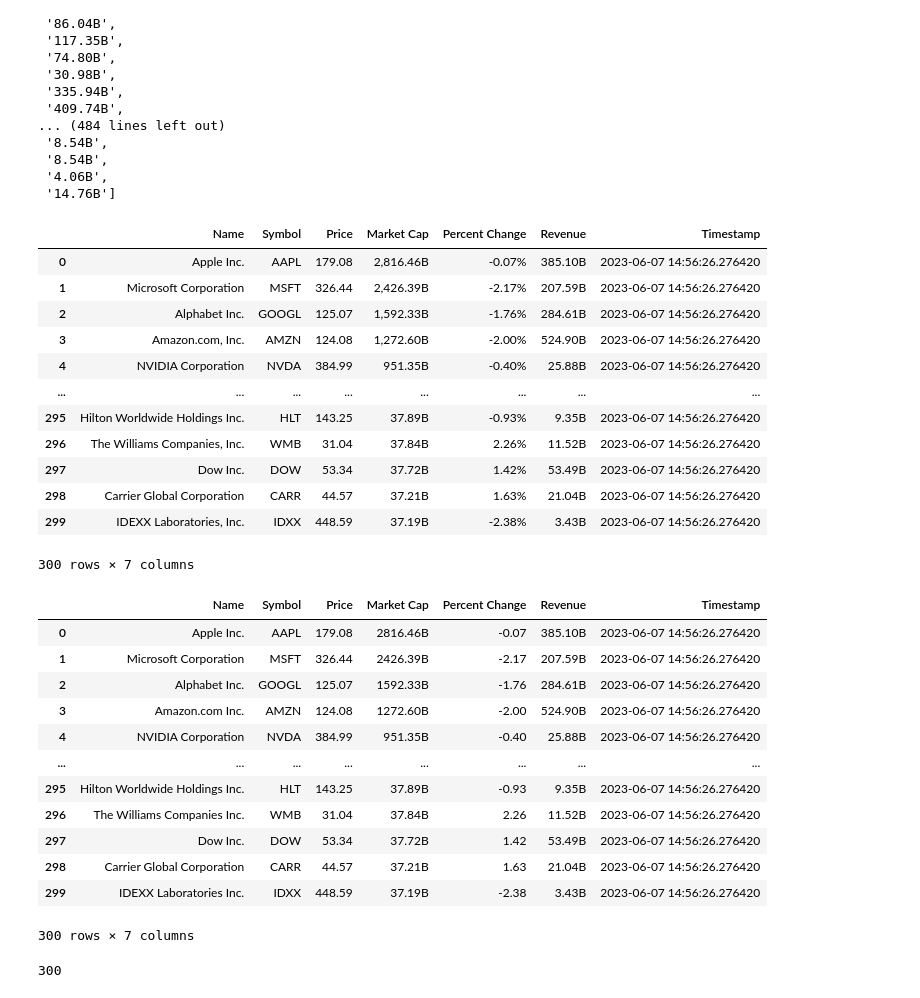
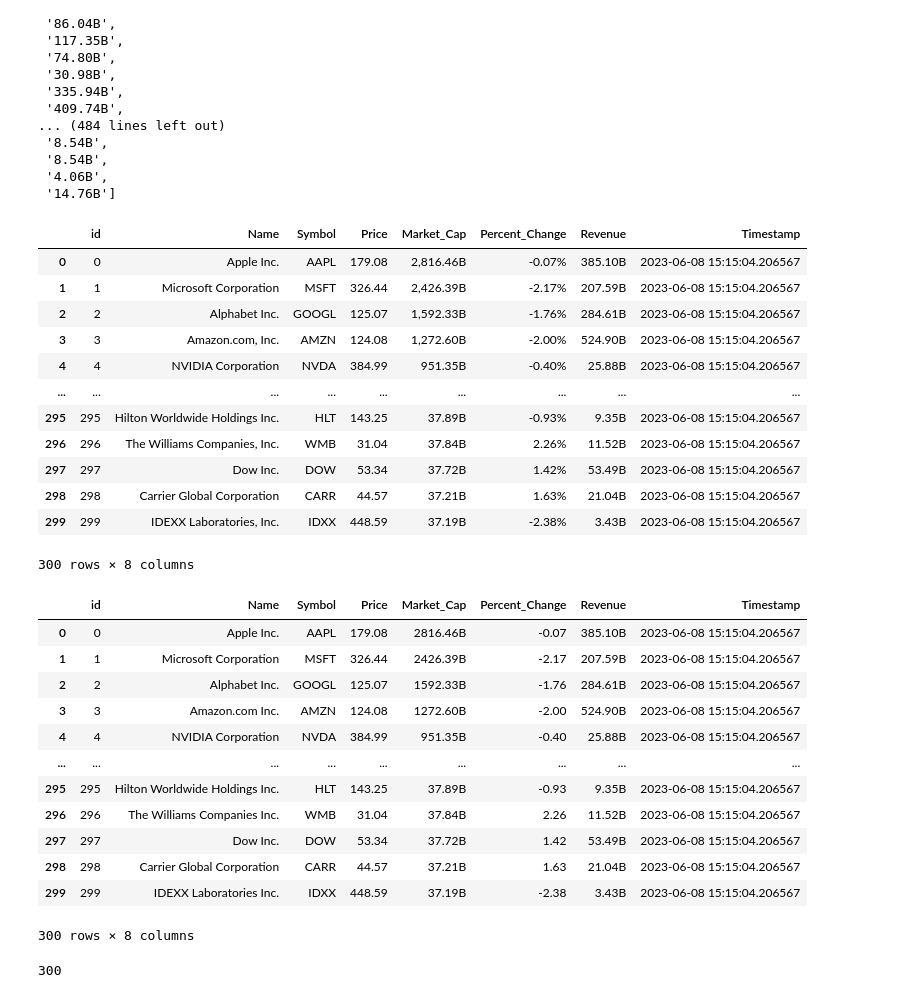
Before and after one commit to Jessie-Baron/Stocks-API, a Jupyter notebook: app/stockData-scraper.ipynb, the cells around one changed output. Drawn from its saved outputs; the diff is of its cells as text; code cells hidden in the pictures.

```diff
--- a/app/stockData-scraper.ipynb
+++ b/app/stockData-scraper.ipynb
@@ -323,30 +323,32 @@ revenue
 # %%
 data = {
     'Name': stock_names[1 : 301],
     'Symbol': stock_symbols[1 : 301],
     'Price': stock_prices2[0 : 300],
-    'Market Cap': market_cap[0 : 300],
-    'Percent Change': percent_change[0 : 300],
+    'Market_Cap': market_cap[0 : 300],
+    'Percent_Change': percent_change[0 : 300],
     'Revenue': revenue[0 : 300],
 }
 
 df = pd.DataFrame(data)
 df['Timestamp'] = datetime.datetime.utcnow()
+df = df.reset_index()
+df = df.rename(columns={'index' : 'id'})
 df
 # %% [output]
-|  | Name | Symbol | Price | Market Cap | Percent Change | Revenue | Timestamp |
-| 0 | Apple Inc. | AAPL | 179.08 | 2,816.46B | -0.07% | 385.10B | 2023-06-07 14:56:26.276420 |
-| 1 | Microsoft Corporation | MSFT | 326.44 | 2,426.39B | -2.17% | 207.59B | 2023-06-07 14:56:26.276420 |
-| 2 | Alphabet Inc. | GOOGL | 125.07 | 1,592.33B | -1.76% | 284.61B | 2023-06-07 14:56:26.276420 |
-| 3 | Amazon.com, Inc. | AMZN | 124.08 | 1,272.60B | -2.00% | 524.90B | 2023-06-07 14:56:26.276420 |
-| 4 | NVIDIA Corporation | NVDA | 384.99 | 951.35B | -0.40% | 25.88B | 2023-06-07 14:56:26.276420 |
-| ... | ... | ... | ... | ... | ... | ... | ... |
-| 295 | Hilton Worldwide Holdings Inc. | HLT | 143.25 | 37.89B | -0.93% | 9.35B | 2023-06-07 14:56:26.276420 |
-| 296 | The Williams Companies, Inc. | WMB | 31.04 | 37.84B | 2.26% | 11.52B | 2023-06-07 14:56:26.276420 |
-| 297 | Dow Inc. | DOW | 53.34 | 37.72B | 1.42% | 53.49B | 2023-06-07 14:56:26.276420 |
-| 298 | Carrier Global Corporation | CARR | 44.57 | 37.21B | 1.63% | 21.04B | 2023-06-07 14:56:26.276420 |
-| 299 | IDEXX Laboratories, Inc. | IDXX | 448.59 | 37.19B | -2.38% | 3.43B | 2023-06-07 14:56:26.276420 |
+|  | id | Name | Symbol | Price | Market_Cap | Percent_Change | Revenue | Timestamp |
+| 0 | 0 | Apple Inc. | AAPL | 179.08 | 2,816.46B | -0.07% | 385.10B | 2023-06-08 15:15:04.206567 |
+| 1 | 1 | Microsoft Corporation | MSFT | 326.44 | 2,426.39B | -2.17% | 207.59B | 2023-06-08 15:15:04.206567 |
+| 2 | 2 | Alphabet Inc. | GOOGL | 125.07 | 1,592.33B | -1.76% | 284.61B | 2023-06-08 15:15:04.206567 |
+| 3 | 3 | Amazon.com, Inc. | AMZN | 124.08 | 1,272.60B | -2.00% | 524.90B | 2023-06-08 15:15:04.206567 |
+| 4 | 4 | NVIDIA Corporation | NVDA | 384.99 | 951.35B | -0.40% | 25.88B | 2023-06-08 15:15:04.206567 |
+| ... | ... | ... | ... | ... | ... | ... | ... | ... |
+| 295 | 295 | Hilton Worldwide Holdings Inc. | HLT | 143.25 | 37.89B | -0.93% | 9.35B | 2023-06-08 15:15:04.206567 |
+| 296 | 296 | The Williams Companies, Inc. | WMB | 31.04 | 37.84B | 2.26% | 11.52B | 2023-06-08 15:15:04.206567 |
+| 297 | 297 | Dow Inc. | DOW | 53.34 | 37.72B | 1.42% | 53.49B | 2023-06-08 15:15:04.206567 |
+| 298 | 298 | Carrier Global Corporation | CARR | 44.57 | 37.21B | 1.63% | 21.04B | 2023-06-08 15:15:04.206567 |
+| 299 | 299 | IDEXX Laboratories, Inc. | IDXX | 448.59 | 37.19B | -2.38% | 3.43B | 2023-06-08 15:15:04.206567 |
-300 rows × 7 columns
+300 rows × 8 columns
 # %%
 df.head(5)
 df.dtypes
@@ -354,22 +356,22 @@ df['Name'] = df['Name'].astype('string')
 df['Symbol'] = df['Symbol'].astype('string')
 df.replace(',','', regex=True, inplace=True)
 df['Price'] = df['Price'].astype(float)
-perc_change = df['Percent Change'].replace('%','', regex=True, inplace=True)
+perc_change = df['Percent_Change'].replace('%','', regex=True, inplace=True)
 df
 # %% [output]
-|  | Name | Symbol | Price | Market Cap | Percent Change | Revenue | Timestamp |
-| 0 | Apple Inc. | AAPL | 179.08 | 2816.46B | -0.07 | 385.10B | 2023-06-07 14:56:26.276420 |
-| 1 | Microsoft Corporation | MSFT | 326.44 | 2426.39B | -2.17 | 207.59B | 2023-06-07 14:56:26.276420 |
-| 2 | Alphabet Inc. | GOOGL | 125.07 | 1592.33B | -1.76 | 284.61B | 2023-06-07 14:56:26.276420 |
-| 3 | Amazon.com Inc. | AMZN | 124.08 | 1272.60B | -2.00 | 524.90B | 2023-06-07 14:56:26.276420 |
-| 4 | NVIDIA Corporation | NVDA | 384.99 | 951.35B | -0.40 | 25.88B | 2023-06-07 14:56:26.276420 |
-| ... | ... | ... | ... | ... | ... | ... | ... |
-| 295 | Hilton Worldwide Holdings Inc. | HLT | 143.25 | 37.89B | -0.93 | 9.35B | 2023-06-07 14:56:26.276420 |
-| 296 | The Williams Companies Inc. | WMB | 31.04 | 37.84B | 2.26 | 11.52B | 2023-06-07 14:56:26.276420 |
-| 297 | Dow Inc. | DOW | 53.34 | 37.72B | 1.42 | 53.49B | 2023-06-07 14:56:26.276420 |
-| 298 | Carrier Global Corporation | CARR | 44.57 | 37.21B | 1.63 | 21.04B | 2023-06-07 14:56:26.276420 |
-| 299 | IDEXX Laboratories Inc. | IDXX | 448.59 | 37.19B | -2.38 | 3.43B | 2023-06-07 14:56:26.276420 |
+|  | id | Name | Symbol | Price | Market_Cap | Percent_Change | Revenue | Timestamp |
+| 0 | 0 | Apple Inc. | AAPL | 179.08 | 2816.46B | -0.07 | 385.10B | 2023-06-08 15:15:04.206567 |
+| 1 | 1 | Microsoft Corporation | MSFT | 326.44 | 2426.39B | -2.17 | 207.59B | 2023-06-08 15:15:04.206567 |
+| 2 | 2 | Alphabet Inc. | GOOGL | 125.07 | 1592.33B | -1.76 | 284.61B | 2023-06-08 15:15:04.206567 |
+| 3 | 3 | Amazon.com Inc. | AMZN | 124.08 | 1272.60B | -2.00 | 524.90B | 2023-06-08 15:15:04.206567 |
+| 4 | 4 | NVIDIA Corporation | NVDA | 384.99 | 951.35B | -0.40 | 25.88B | 2023-06-08 15:15:04.206567 |
+| ... | ... | ... | ... | ... | ... | ... | ... | ... |
+| 295 | 295 | Hilton Worldwide Holdings Inc. | HLT | 143.25 | 37.89B | -0.93 | 9.35B | 2023-06-08 15:15:04.206567 |
+| 296 | 296 | The Williams Companies Inc. | WMB | 31.04 | 37.84B | 2.26 | 11.52B | 2023-06-08 15:15:04.206567 |
+| 297 | 297 | Dow Inc. | DOW | 53.34 | 37.72B | 1.42 | 53.49B | 2023-06-08 15:15:04.206567 |
+| 298 | 298 | Carrier Global Corporation | CARR | 44.57 | 37.21B | 1.63 | 21.04B | 2023-06-08 15:15:04.206567 |
+| 299 | 299 | IDEXX Laboratories Inc. | IDXX | 448.59 | 37.19B | -2.38 | 3.43B | 2023-06-08 15:15:04.206567 |
-300 rows × 7 columns
+300 rows × 8 columns
 # %%
 db = sqlite3.connect('../instance/dev.db')
 
```
Also changed, not shown: parts of 2 cells of this notebook, 17 other files.
